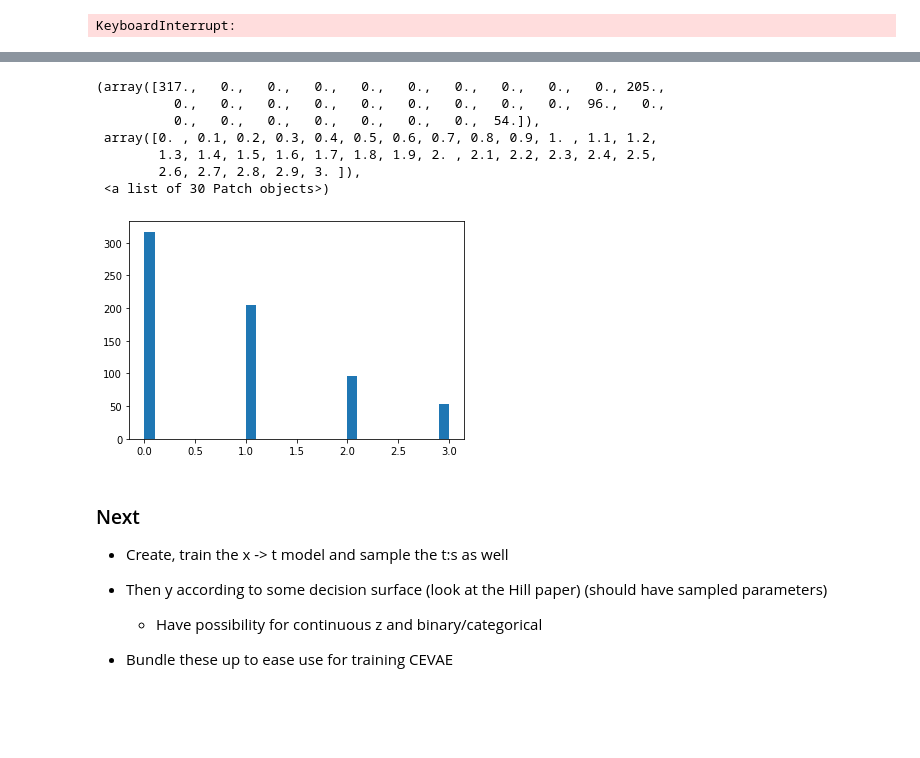
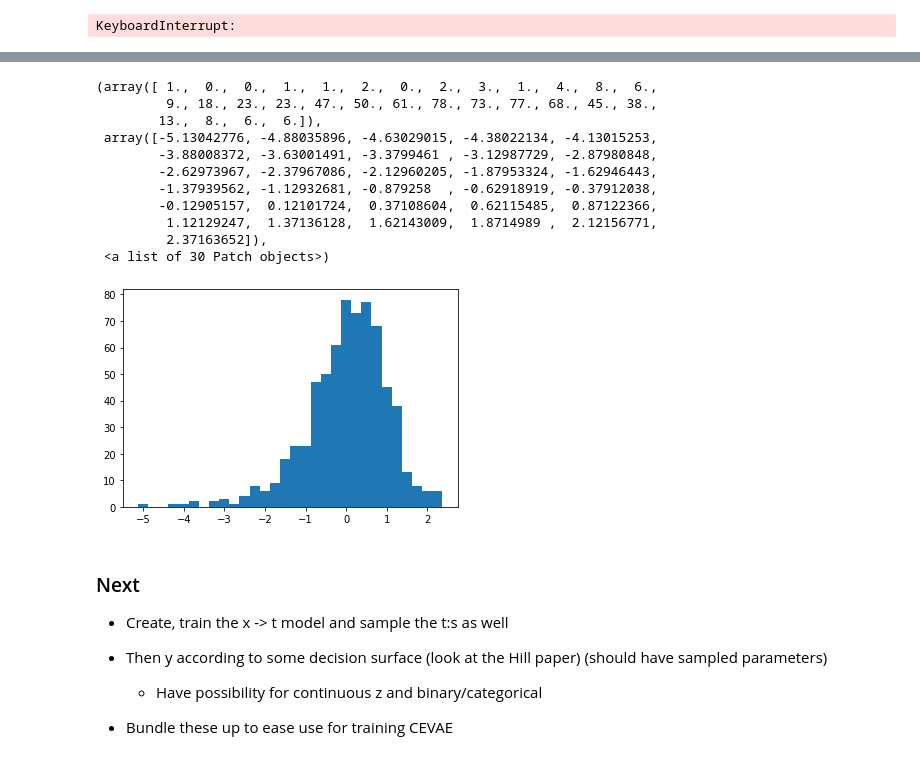
Before and after one commit to skwfz/cevae, a Jupyter notebook: RealDataTesting.ipynb, the cells around one changed output, grey strips where cells are left out. Saved outputs shown, nothing was run; the diff lists cells and outputs as text; code cells hidden in the pictures; blank space fills up the shorter version.

```diff
--- a/RealDataTesting.ipynb
+++ b/RealDataTesting.ipynb
@@ -370,14 +368,18 @@ plt.hist(x_sample[:,4], bins=30)
 # %%
-plt.hist(ihdp_x_train[:,3,0],bins=30)
+plt.hist(ihdp_x_train[:,4,0],bins=30)
 # %% [output]
-(array([317.,   0.,   0.,   0.,   0.,   0.,   0.,   0.,   0.,   0., 205.,
-          0.,   0.,   0.,   0.,   0.,   0.,   0.,   0.,   0.,  96.,   0.,
-          0.,   0.,   0.,   0.,   0.,   0.,   0.,  54.]),
- array([0. , 0.1, 0.2, 0.3, 0.4, 0.5, 0.6, 0.7, 0.8, 0.9, 1. , 1.1, 1.2,
-        1.3, 1.4, 1.5, 1.6, 1.7, 1.8, 1.9, 2. , 2.1, 2.2, 2.3, 2.4, 2.5,
-        2.6, 2.7, 2.8, 2.9, 3. ]),
+(array([ 1.,  0.,  0.,  1.,  1.,  2.,  0.,  2.,  3.,  1.,  4.,  8.,  6.,
+         9., 18., 23., 23., 47., 50., 61., 78., 73., 77., 68., 45., 38.,
+        13.,  8.,  6.,  6.]),
+ array([-5.13042776, -4.88035896, -4.63029015, -4.38022134, -4.13015253,
+        -3.88008372, -3.63001491, -3.3799461 , -3.12987729, -2.87980848,
+        -2.62973967, -2.37967086, -2.12960205, -1.87953324, -1.62946443,
+        -1.37939562, -1.12932681, -0.879258  , -0.62918919, -0.37912038,
+        -0.12905157,  0.12101724,  0.37108604,  0.62115485,  0.87122366,
+         1.12129247,  1.37136128,  1.62143009,  1.8714989 ,  2.12156771,
+         2.37163652]),
  <a list of 30 Patch objects>)
-[figure, old version]
+[figure, new version]
 # %% [markdown]
 ### Next
 - Create, train the x -> t model and sample the t:s as well
```
Also changed, not shown: parts of 35 cells of this notebook, 1 other file.
